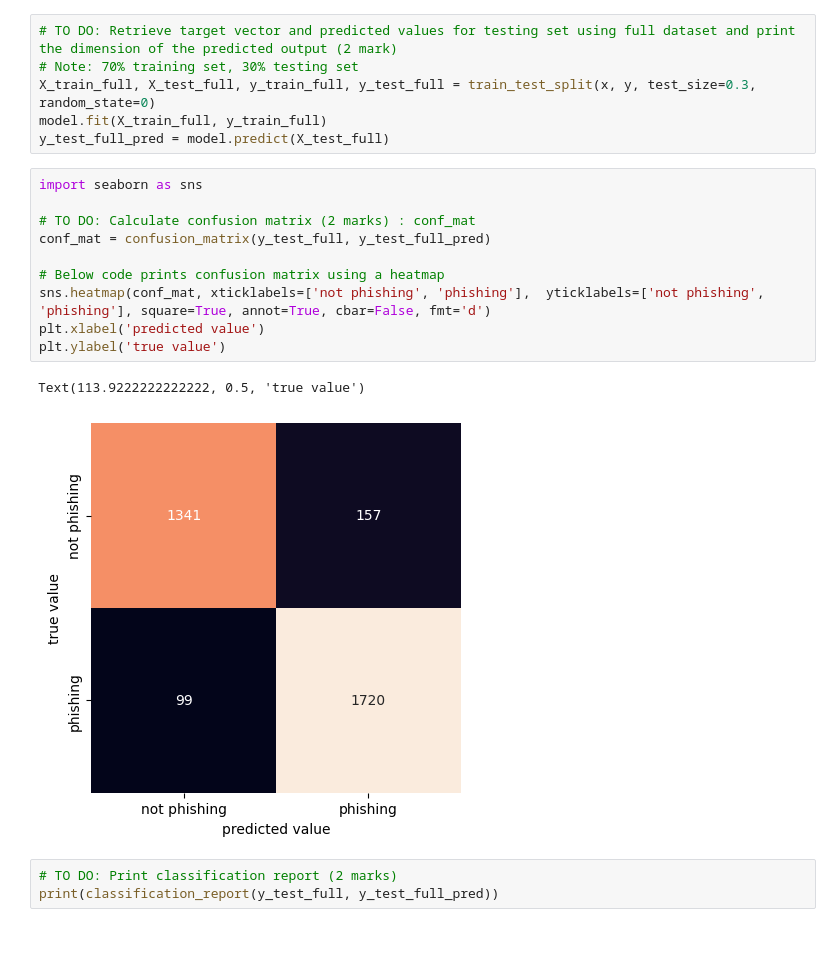
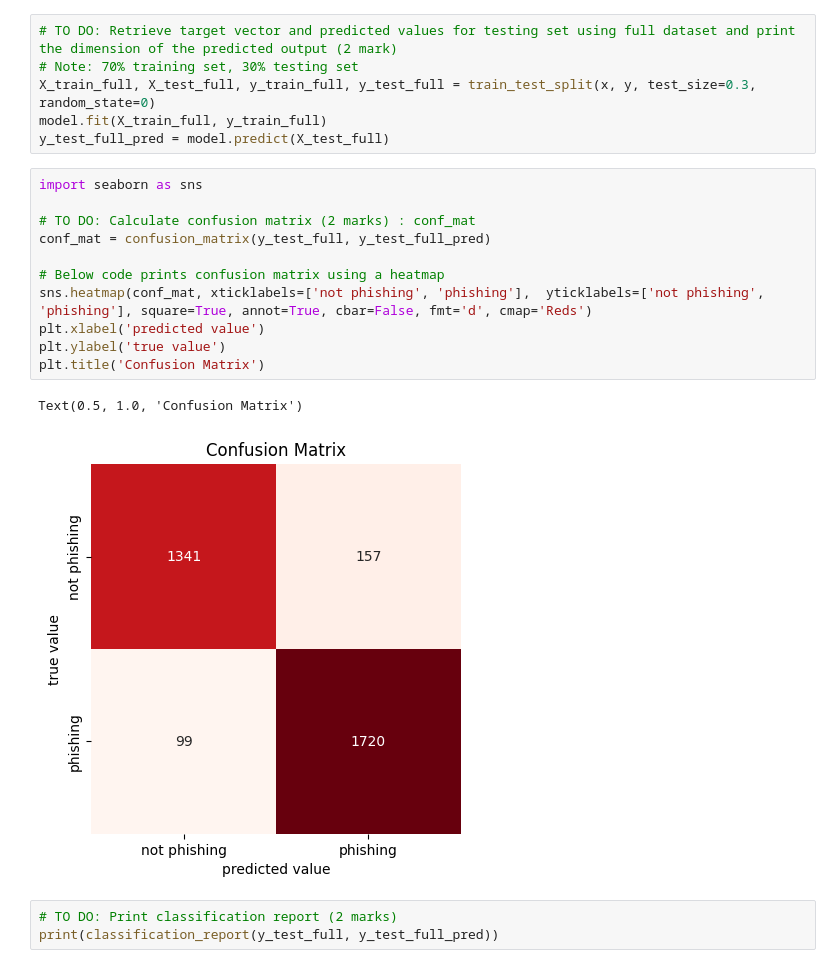
Before and after one commit to TaRa1999R/engg680_2024_fall, a Jupyter notebook: Lab_Assignment3/Assignment3.ipynb, the cells around one changed output. Cells and saved outputs as stored; diff of their text form; blank space fills up the shorter version.

```diff
--- a/Lab_Assignment3/Assignment3.ipynb
+++ b/Lab_Assignment3/Assignment3.ipynb
@@ -659,16 +651,17 @@ y_test_full_pred = model.predict(X_test_full)
 # %%
 import seaborn as sns
 
 # TO DO: Calculate confusion matrix (2 marks) : conf_mat
 conf_mat = confusion_matrix(y_test_full, y_test_full_pred)
 
 # Below code prints confusion matrix using a heatmap
-sns.heatmap(conf_mat, xticklabels=['not phishing', 'phishing'],  yticklabels=['not phishing', 'phishing'], square=True, annot=True, cbar=False, fmt='d')
+sns.heatmap(conf_mat, xticklabels=['not phishing', 'phishing'],  yticklabels=['not phishing', 'phishing'], square=True, annot=True, cbar=False, fmt='d', cmap='Reds')
 plt.xlabel('predicted value')
 plt.ylabel('true value')
+plt.title('Confusion Matrix')
 # %% [output]
-Text(113.9222222222222, 0.5, 'true value')
+Text(0.5, 1.0, 'Confusion Matrix')
-[figure, old version]
+[figure, new version]
 # %%
 # TO DO: Print classification report (2 marks)
 print(classification_report(y_test_full, y_test_full_pred))
```
Also changed, not shown: parts of 15 cells of this notebook.
